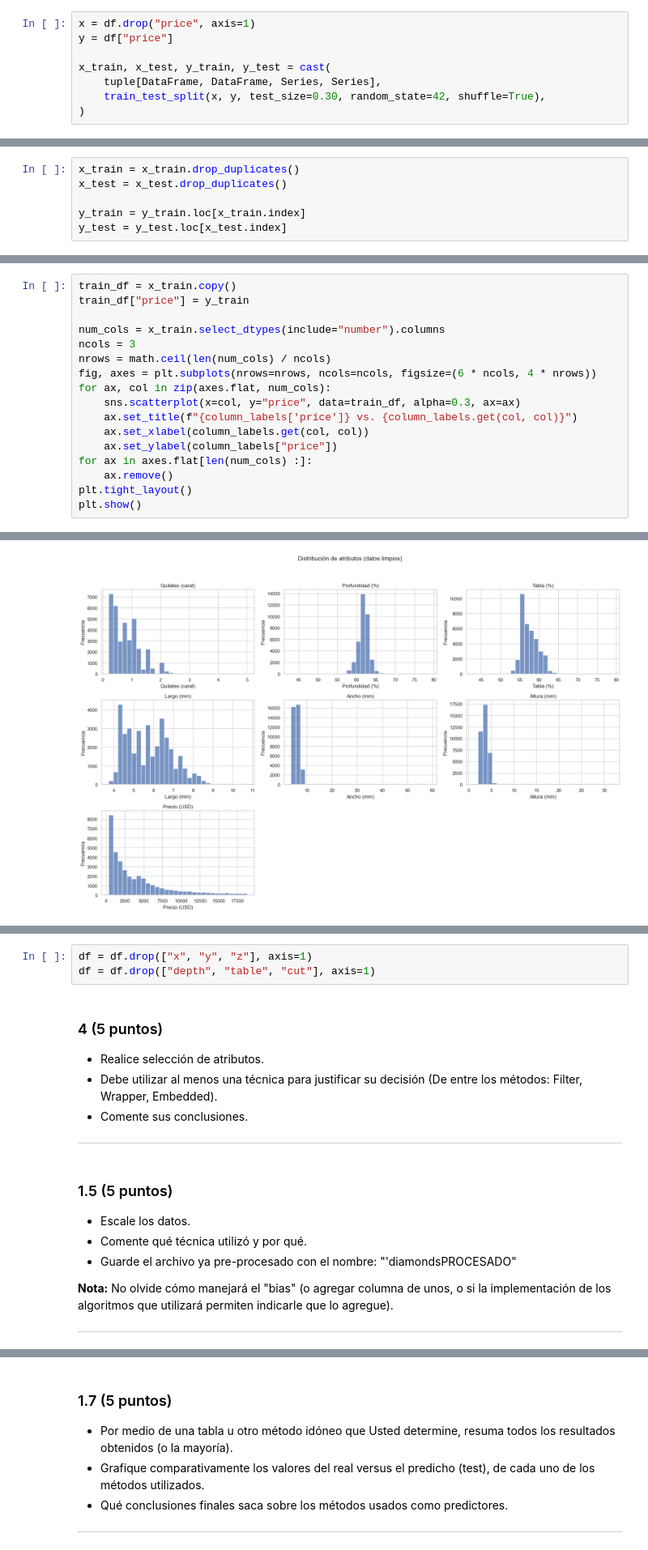
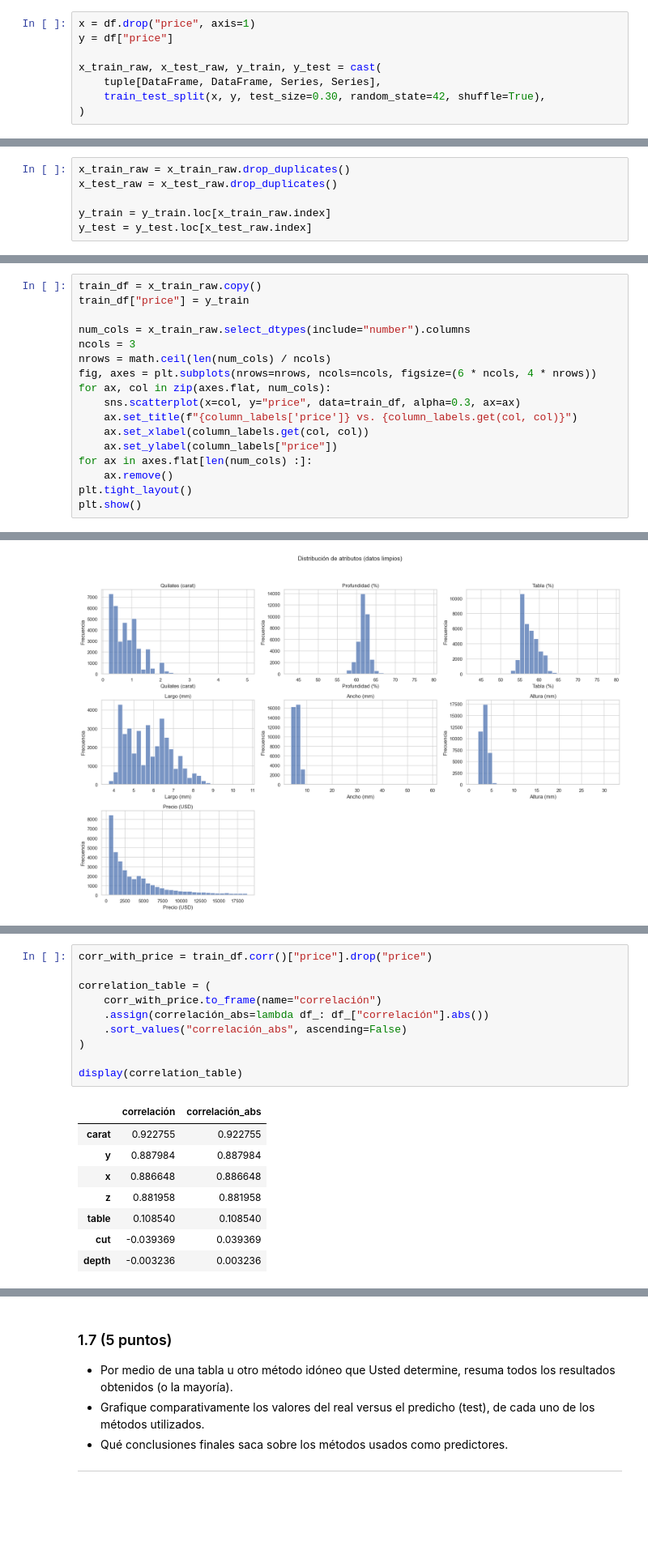
Before and after one commit to datwaft/aprendizaje_automatico, a Jupyter notebook: Trabajo_Corto_2/Trabajo_Corto_2.ipynb, the cells around one changed output, grey strips where cells are left out. Shown at 81% size. Cells and saved outputs as stored; diff of their text form; blank space fills up the shorter version.

```diff
--- a/Trabajo_Corto_2/Trabajo_Corto_2.ipynb
+++ b/Trabajo_Corto_2/Trabajo_Corto_2.ipynb
@@ -270,7 +268,7 @@ Para los parámetros mencionados se tomaron las siguientes decisiones:
 x = df.drop("price", axis=1)
 y = df["price"]
 
-x_train, x_test, y_train, y_test = cast(
+x_train_raw, x_test_raw, y_train, y_test = cast(
     tuple[DataFrame, DataFrame, Series, Series],
     train_test_split(x, y, test_size=0.30, random_state=42, shuffle=True),
 )
@@ -322,11 +320,11 @@ El conjunto de prueba tiene {len(x_test)} filas.
 
 Al eliminar filas duplicadas se mejora la integridad del modelo y se evita sobrerepresentar ciertas observaciones, esto puede servir en el caso de diamantes ya que la predicción puede ser afectada por el precio de mercado especialmente en los valores de `carat` bajos.
 # %%
-x_train = x_train.drop_duplicates()
-x_test = x_test.drop_duplicates()
+x_train_raw = x_train_raw.drop_duplicates()
+x_test_raw = x_test_raw.drop_duplicates()
 
-y_train = y_train.loc[x_train.index]
-y_test = y_test.loc[x_test.index]
+y_train = y_train.loc[x_train_raw.index]
+y_test = y_test.loc[x_test_raw.index]
 # %% [markdown]
 #### Remoción de outliers y datos inválidos
 
@@ -382,10 +384,10 @@ El conjunto de prueba tiene {len(x_test)} filas.
 
 ##### Diagramas de dispersión
 # %%
-train_df = x_train.copy()
+train_df = x_train_raw.copy()
 train_df["price"] = y_train
 
-num_cols = x_train.select_dtypes(include="number").columns
+num_cols = x_train_raw.select_dtypes(include="number").columns
 ncols = 3
 nrows = math.ceil(len(num_cols) / ncols)
 fig, axes = plt.subplots(nrows=nrows, ncols=ncols, figsize=(6 * ncols, 4 * nrows))
@@ -461,19 +470,19 @@ Se decidió eliminar los atributos `x`, `y` y `z` debido a su alta correlación
-# %%
-df = df.drop(["x", "y", "z"], axis=1)
-df = df.drop(["depth", "table", "cut"], axis=1)
-# %% [markdown]
-### 4 (5 puntos)
-- Realice selección de atributos.
-- Debe utilizar al menos una técnica para justificar su decisión (De entre los métodos: Filter, Wrapper, Embedded).
-- Comente sus conclusiones.
-
----
-# %% [markdown]
-### 1.5 (5 puntos)
-- Escale los datos.
-- Comente qué técnica utilizó y por qué.
-- Guarde el archivo ya pre-procesado con el nombre: "'diamondsPROCESADO"
-
-**Nota:** No olvide cómo manejará el "bias" (o agregar columna de unos, o si la implementación de los algoritmos que utilizará permiten indicarle que lo agregue).
-
----
+# %%
+corr_with_price = train_df.corr()["price"].drop("price")
+
+correlation_table = (
+    corr_with_price.to_frame(name="correlación")
+    .assign(correlación_abs=lambda df_: df_["correlación"].abs())
+    .sort_values("correlación_abs", ascending=False)
+)
+
+display(correlation_table)
+# %% [output]
+|  | correlación | correlación_abs |
+| carat | 0.922755 | 0.922755 |
+| y | 0.887984 | 0.887984 |
+| x | 0.886648 | 0.886648 |
+| z | 0.881958 | 0.881958 |
+| table | 0.108540 | 0.108540 |
+| cut | -0.039369 | 0.039369 |
+| depth | -0.003236 | 0.003236 |
```
Also changed, not shown: parts of 11 cells of this notebook.
